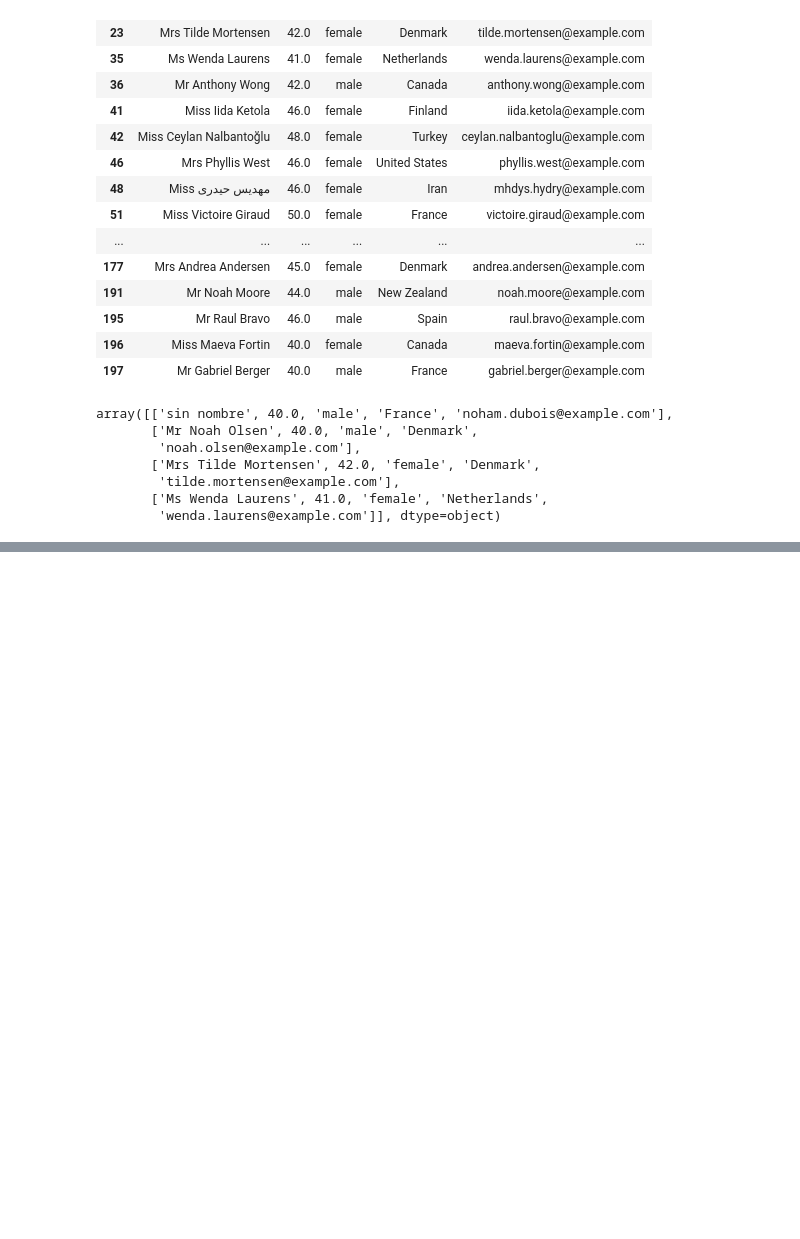
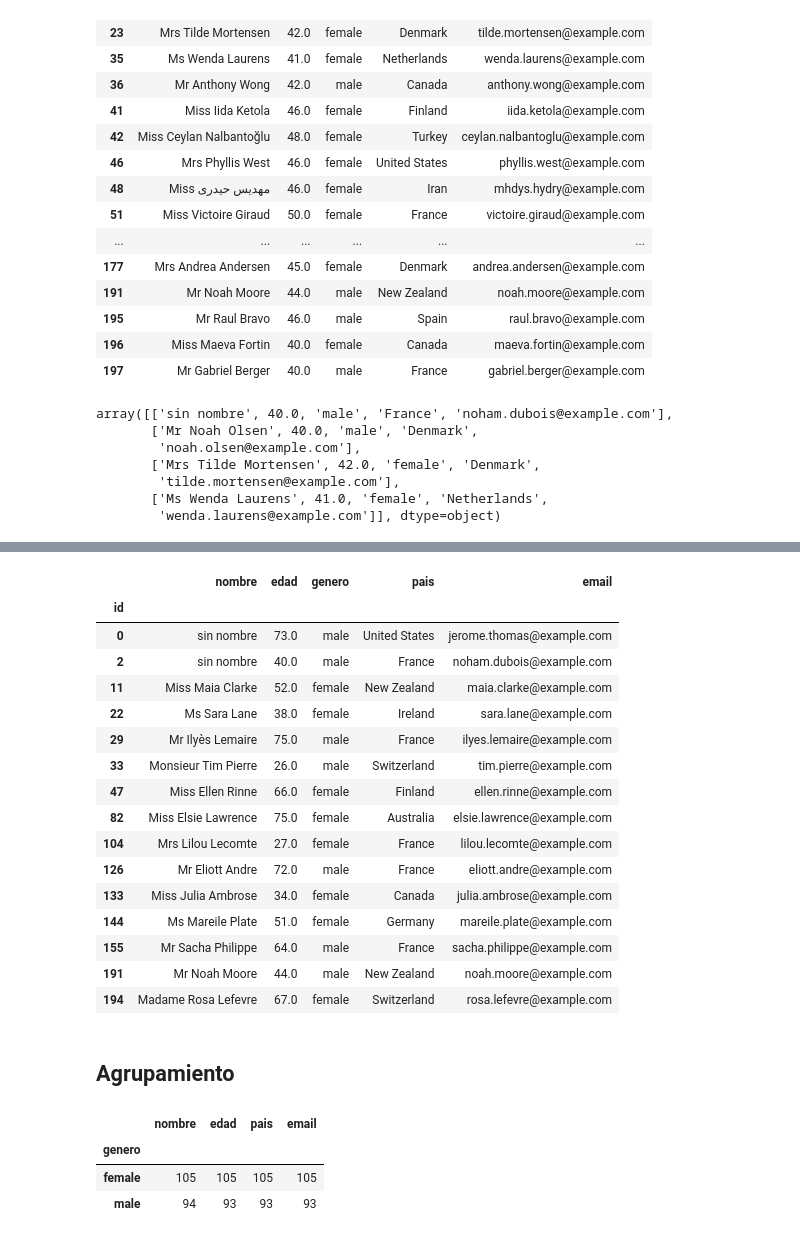
Before and after one commit to GersonVis/Tecnicas-de-IA, a Jupyter notebook: pandas.ipynb, the cells around one changed output, grey strips where cells are left out. Saved outputs shown, nothing was run; the diff lists cells and outputs as text; code cells hidden in the pictures; blank space fills up the shorter version.

```diff
--- a/pandas.ipynb
+++ b/pandas.ipynb
@@ -631,0 +669,31 @@ dataframe[(dataframe["edad"]>=18)&((dataframe["pais"]=="Germany")|(dataframe["pa
+# %%
+## todos los registros que terminan con una e
+dataframe[dataframe["nombre"].str.endswith("e")]
+# %% [output]
+|  | nombre | edad | genero | pais | email |
+| id |  |  |  |  |  |
+| 0 | sin nombre | 73.0 | male | United States | jerome.thomas@example.com |
+| 2 | sin nombre | 40.0 | male | France | noham.dubois@example.com |
+| 11 | Miss Maia Clarke | 52.0 | female | New Zealand | maia.clarke@example.com |
+| 22 | Ms Sara Lane | 38.0 | female | Ireland | sara.lane@example.com |
+| 29 | Mr Ilyès Lemaire | 75.0 | male | France | ilyes.lemaire@example.com |
+| 33 | Monsieur Tim Pierre | 26.0 | male | Switzerland | tim.pierre@example.com |
+| 47 | Miss Ellen Rinne | 66.0 | female | Finland | ellen.rinne@example.com |
+| 82 | Miss Elsie Lawrence | 75.0 | female | Australia | elsie.lawrence@example.com |
+| 104 | Mrs Lilou Lecomte | 27.0 | female | France | lilou.lecomte@example.com |
+| 126 | Mr Eliott Andre | 72.0 | male | France | eliott.andre@example.com |
+| 133 | Miss Julia Ambrose | 34.0 | female | Canada | julia.ambrose@example.com |
+| 144 | Ms Mareile Plate | 51.0 | female | Germany | mareile.plate@example.com |
+| 155 | Mr Sacha Philippe | 64.0 | male | France | sacha.philippe@example.com |
+| 191 | Mr Noah Moore | 44.0 | male | New Zealand | noah.moore@example.com |
+| 194 | Madame Rosa Lefevre | 67.0 | female | Switzerland | rosa.lefevre@example.com |
+# %% [markdown]
+## Agrupamiento
+# %%
+## agrupar por genero
+dataframe.groupby("genero").count()
+# %% [output]
+|  | nombre | edad | pais | email |
+| genero |  |  |  |  |
+| female | 105 | 105 | 105 | 105 |
+| male | 94 | 93 | 93 | 93 |
```
Also changed, not shown: parts of 25 cells of this notebook, 1 other file.
